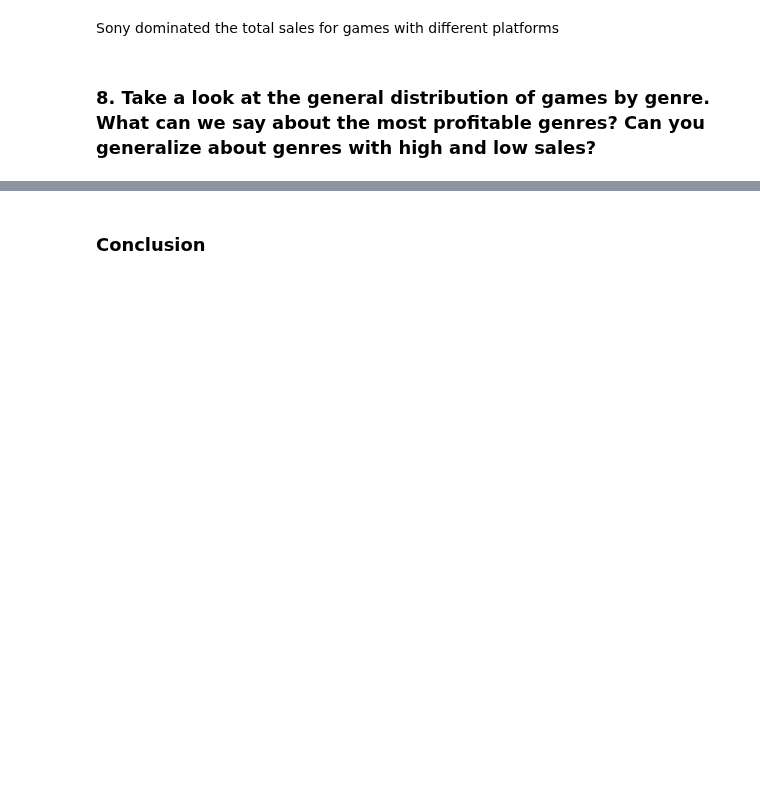
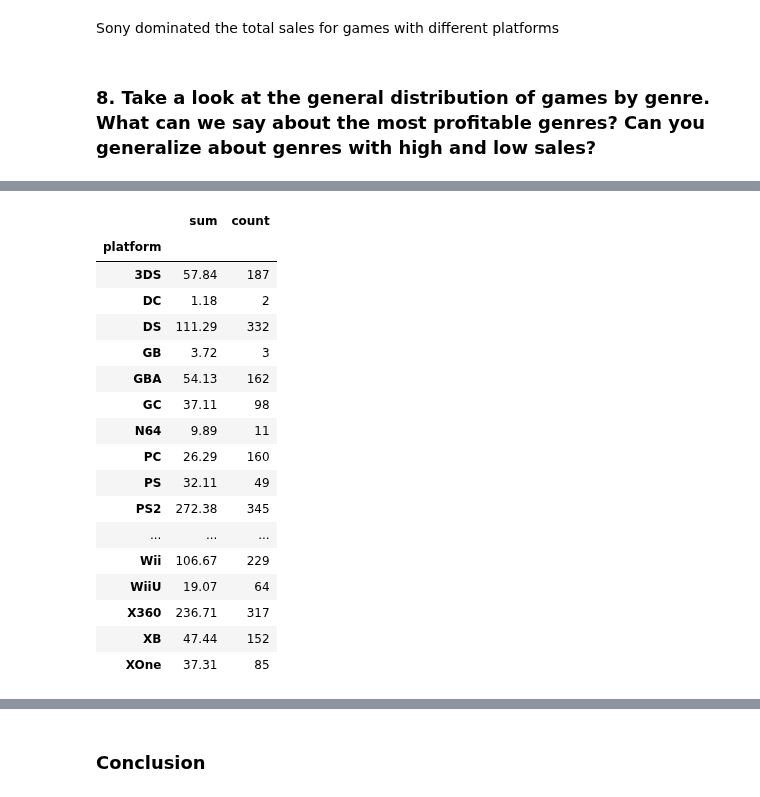
Before and after one commit to rainbowmoonlight/Yandex_Practicum_Projects, a Jupyter notebook: 04 Online Video Game Store Campaign/Online Video Game Store Campaign.ipynb, the cells around one changed output, grey strips where cells are left out. Drawn from its saved outputs; the diff is of its cells as text; code cells hidden in the pictures; blank space fills up the shorter version.

```diff
--- a/04 Online Video Game Store Campaign/Online Video Game Store Campaign.ipynb
+++ b/04 Online Video Game Store Campaign/Online Video Game Store Campaign.ipynb
@@ -1314,0 +1370,21 @@ Sony dominated the total sales for games with different platforms
+# %%
+df.loc[df['genre']=='action'].groupby(['platform'])['total_sales'].agg(['sum','count'])
+# %% [output]
+|  | sum | count |
+| platform |  |  |
+| 3DS | 57.84 | 187 |
+| DC | 1.18 | 2 |
+| DS | 111.29 | 332 |
+| GB | 3.72 | 3 |
+| GBA | 54.13 | 162 |
+| GC | 37.11 | 98 |
+| N64 | 9.89 | 11 |
+| PC | 26.29 | 160 |
+| PS | 32.11 | 49 |
+| PS2 | 272.38 | 345 |
+| ... | ... | ... |
+| Wii | 106.67 | 229 |
+| WiiU | 19.07 | 64 |
+| X360 | 236.71 | 317 |
+| XB | 47.44 | 152 |
+| XOne | 37.31 | 85 |
```
Also changed, not shown: parts of 13 cells of this notebook.
